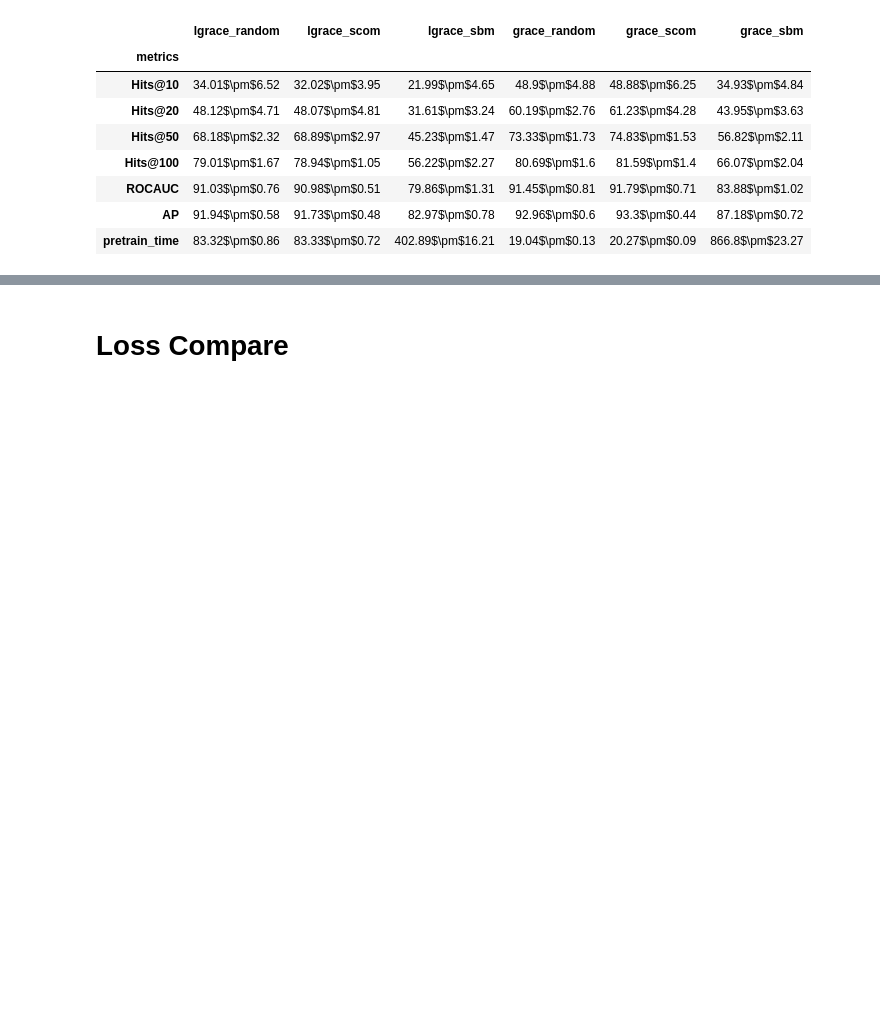
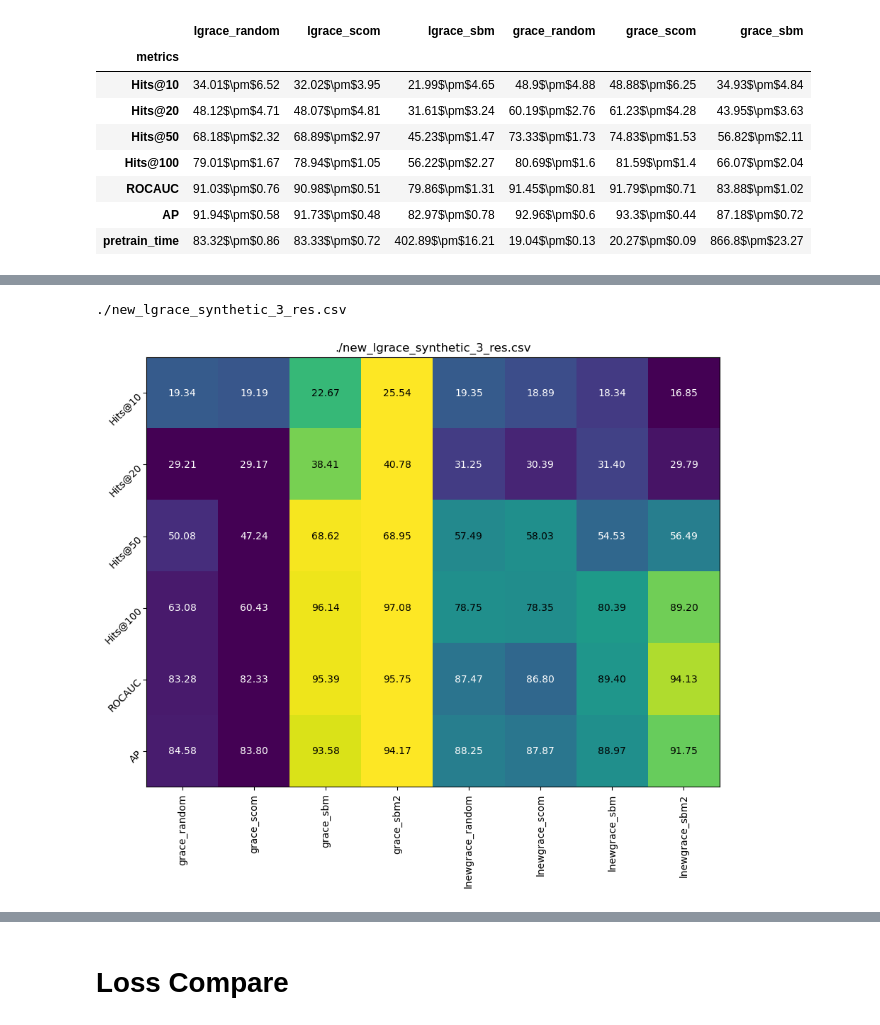
Before and after one commit to valentincuzin/GCL-Link-Prediction, a Jupyter notebook: New/output/Analysis.ipynb, the cells around one changed output, grey strips where cells are left out. Drawn from its saved outputs; the diff is of its cells as text; code cells hidden in the pictures; blank space fills up the shorter version.

```diff
--- a/New/output/Analysis.ipynb
+++ b/New/output/Analysis.ipynb
@@ -704,0 +711,23 @@ display(data.T)
+# %%
+name_1 = './new_lgrace_synthetic_3_res.csv'
+data_1 = res_load(name_1)
+
+name_2 = './sbm_full_synthetic_3_res.csv'
+data_2 = res_load(name_2)
+data_2 = data_2.T[['grace_random', 'grace_scom', 'grace_sbm','grace_sbm2']].T
+
+name_3 = './ReNew_lGrace_synthetic_3_res.csv'
+data_3 = res_load(name_3)
+
+data = pd.concat([data_2, data_3])
+
+
+print(name_1)
+# print(data.to_latex(
+#         index=True, formatters={"name": str.upper}, float_format="{:.1f}".format
+#     ))
+heatmap(data, name_1, (9,9))
+display(data.T)
+# %% [output]
+./new_lgrace_synthetic_3_res.csv
+[figure, added]
```
Also changed, not shown: parts of 3 cells of this notebook, 3 other files.
